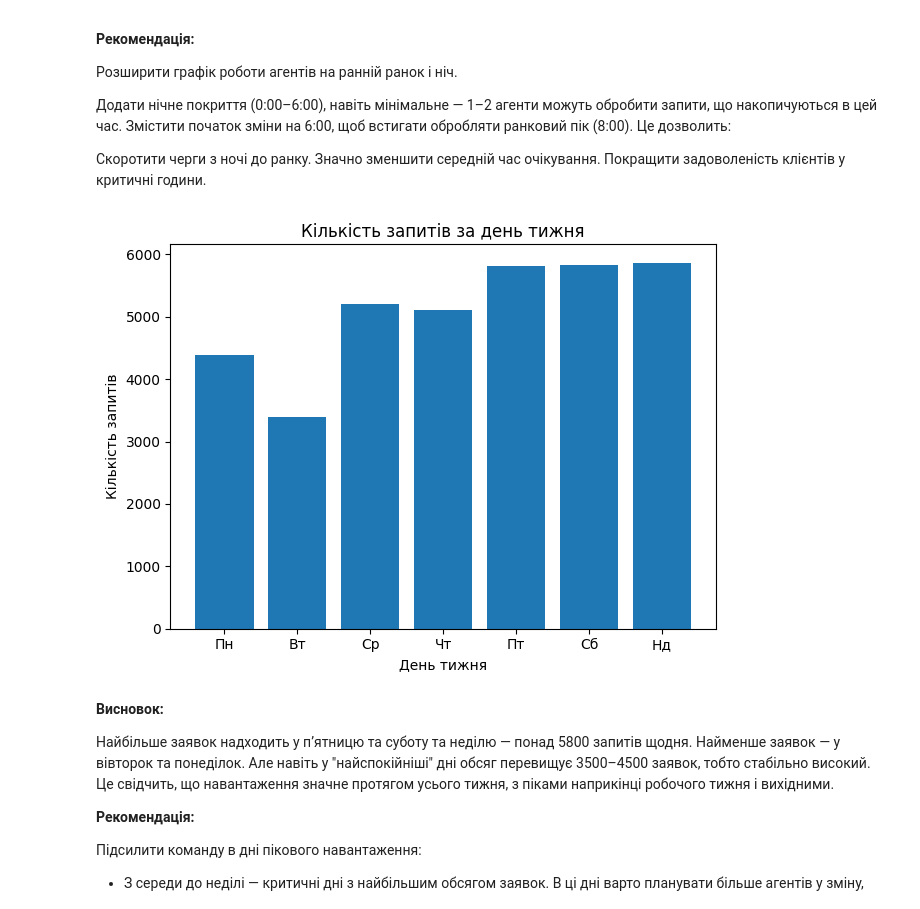
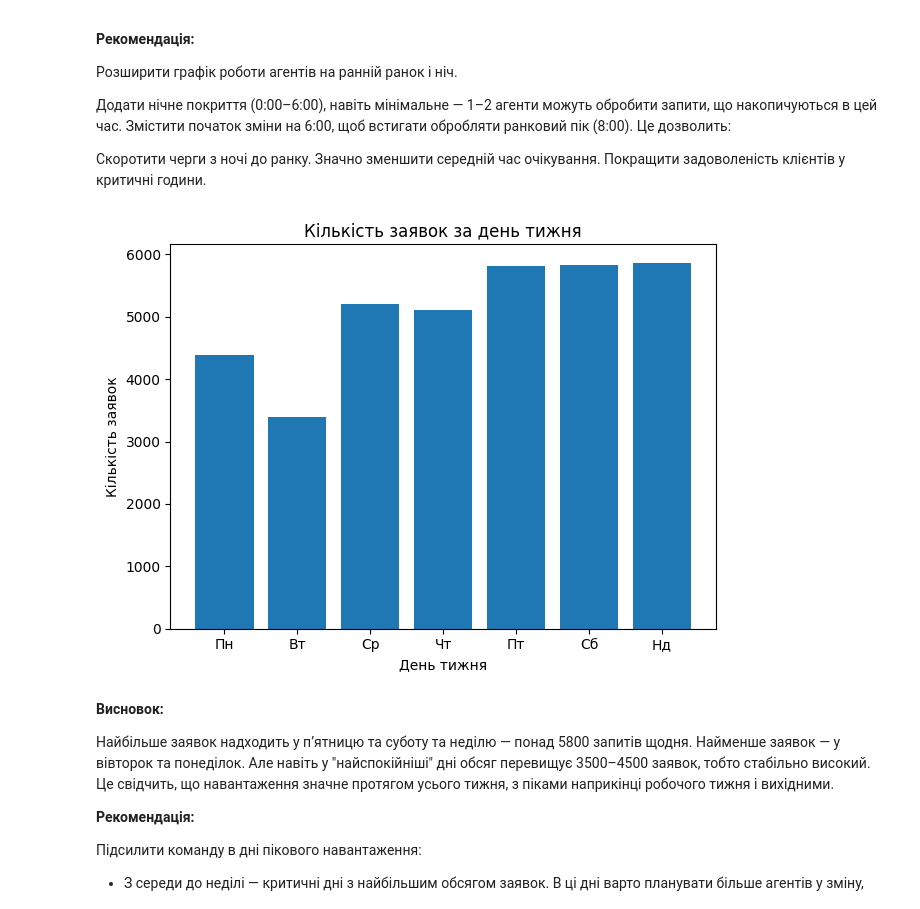
Before and after one commit to OlhaZahrebelna/team_support_analysis, a Jupyter notebook: Support_analysis.ipynb, the cells around one changed output. Saved outputs shown, nothing was run; the diff lists cells and outputs as text; code cells hidden in the pictures.

```diff
--- a/Support_analysis.ipynb
+++ b/Support_analysis.ipynb
@@ -344,17 +344,17 @@ plt.title('Кількість запитів на годину');
 # %%
 days_labels = ['Пн', 'Вт', 'Ср', 'Чт', 'Пт', 'Сб', 'Нд']
 
 # Побудова графіка з оновленими підписами осі X
 plt.bar(df['day_of_week'].value_counts().sort_index().index,
         df['day_of_week'].value_counts().sort_index())
 
 plt.xlabel('День тижня')
-plt.ylabel('Кількість запитів')
-plt.title('Кількість запитів за день тижня')
+plt.ylabel('Кількість заявок')
+plt.title('Кількість заявок за день тижня')
 plt.xticks(ticks=range(7), labels=days_labels)  # <- підписи днів
 plt.tight_layout()
 # %% [output]
-[figure, old version]
+[figure, new version]
 # %% [markdown]
 **Висновок:**
 
```
Also changed, not shown: parts of 3 cells of this notebook.
